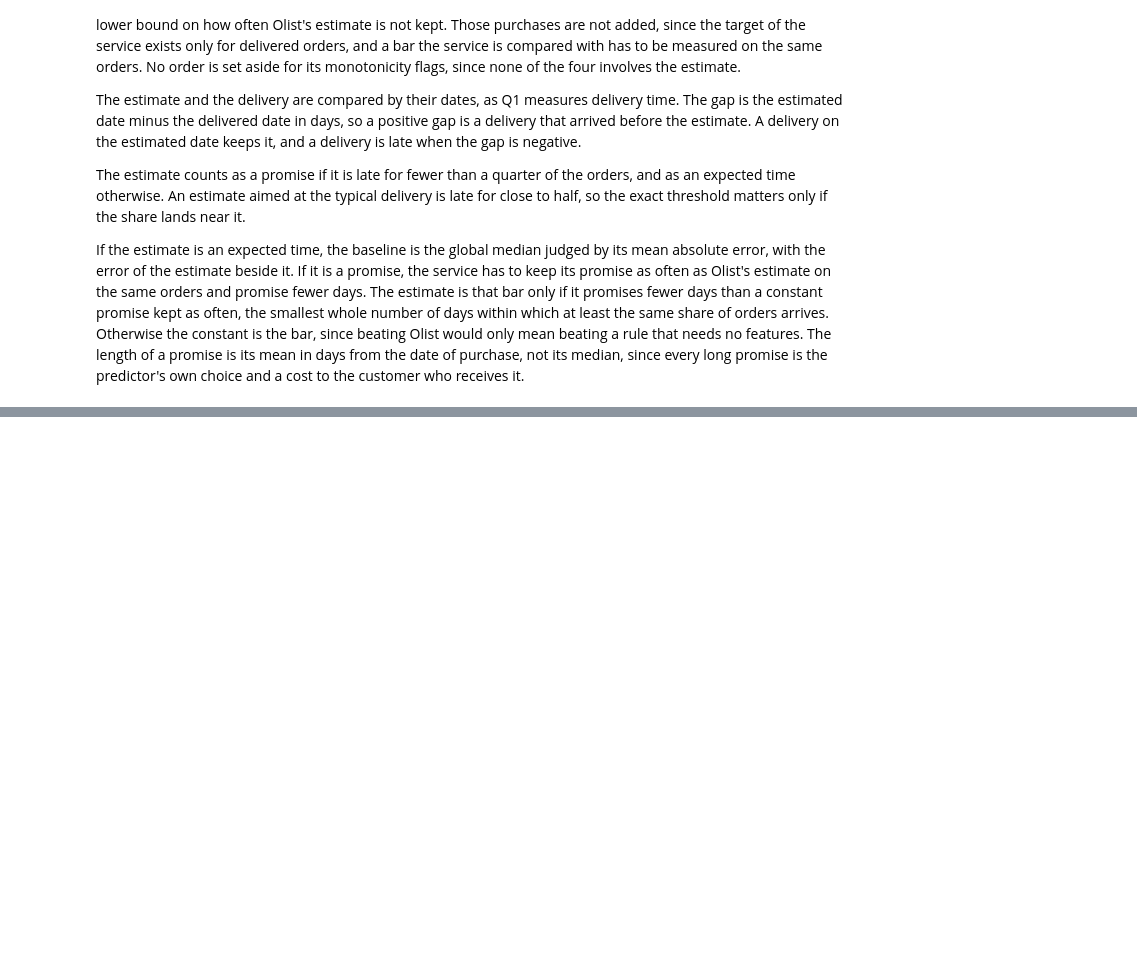
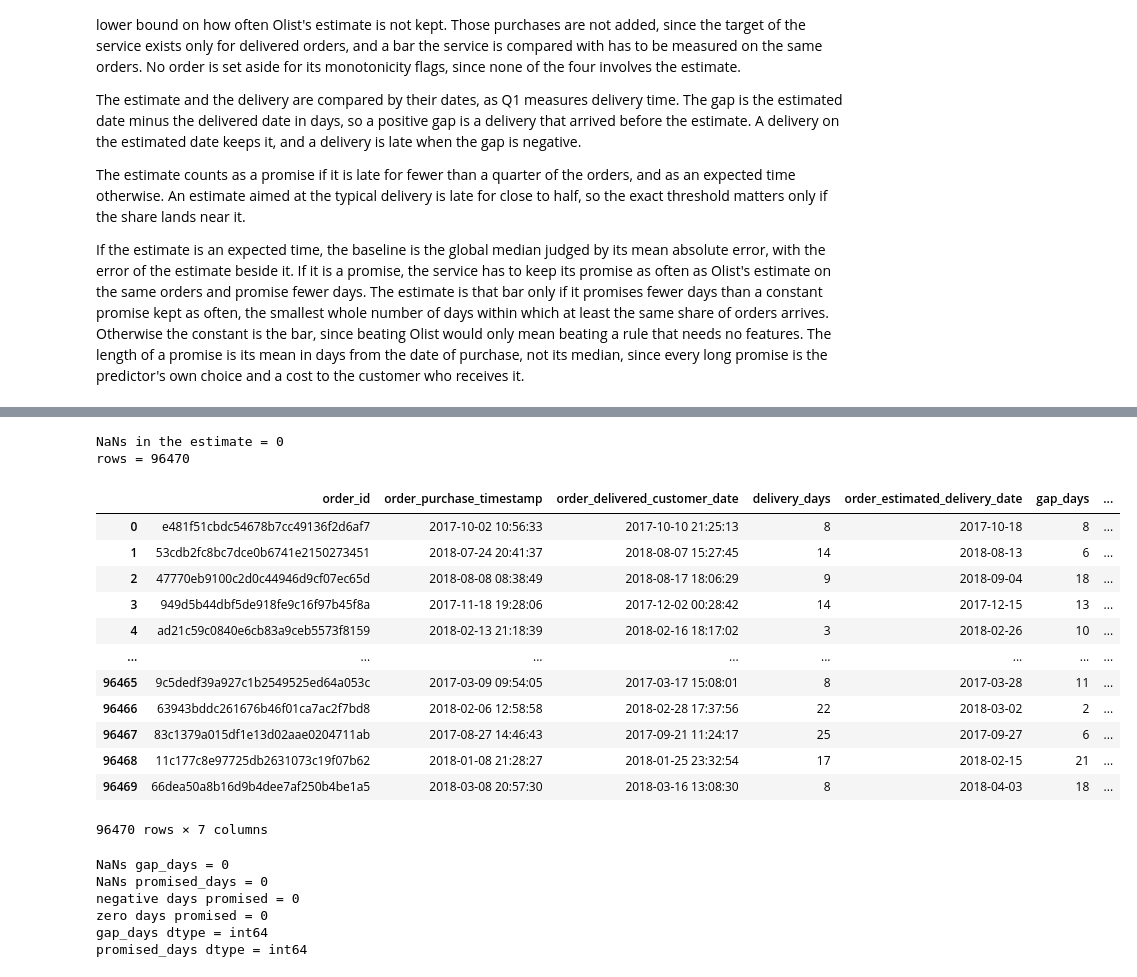
Before and after one commit to Spyrsial/olist-ecommerce-data-cleaning-eda, a Jupyter notebook: 02_exploratory_data_analysis.ipynb, the cells around one changed output, grey strips where cells are left out. Drawn from its saved outputs; the diff is of its cells as text; code cells hidden in the pictures; blank space fills up the shorter version.

```diff
--- a/02_exploratory_data_analysis.ipynb
+++ b/02_exploratory_data_analysis.ipynb
@@ -729,0 +748,42 @@ If the estimate is an expected time, the baseline is the global median judged by
+# %%
+print(f"NaNs in the estimate = {estimate_orders["order_estimated_delivery_date"].isna().sum()}")
+print(f"rows = {len(estimate_orders)}")
+# %% [output]
+NaNs in the estimate = 0
+rows = 96470
+# %%
+estimate_orders["gap_days"] = (estimate_orders["order_estimated_delivery_date"].dt.normalize()
+    - estimate_orders["order_delivered_customer_date"].dt.normalize()).dt.days
+
+estimate_orders["promised_days"] = (estimate_orders["order_estimated_delivery_date"].dt.normalize()
+    - estimate_orders["order_purchase_timestamp"].dt.normalize()).dt.days
+
+estimate_orders
+# %% [output]
+|  | order_id | order_purchase_timestamp | order_delivered_customer_date | delivery_days | order_estimated_delivery_date | gap_days | ... |
+| 0 | e481f51cbdc54678b7cc49136f2d6af7 | 2017-10-02 10:56:33 | 2017-10-10 21:25:13 | 8 | 2017-10-18 | 8 | ... |
+| 1 | 53cdb2fc8bc7dce0b6741e2150273451 | 2018-07-24 20:41:37 | 2018-08-07 15:27:45 | 14 | 2018-08-13 | 6 | ... |
+| 2 | 47770eb9100c2d0c44946d9cf07ec65d | 2018-08-08 08:38:49 | 2018-08-17 18:06:29 | 9 | 2018-09-04 | 18 | ... |
+| 3 | 949d5b44dbf5de918fe9c16f97b45f8a | 2017-11-18 19:28:06 | 2017-12-02 00:28:42 | 14 | 2017-12-15 | 13 | ... |
+| 4 | ad21c59c0840e6cb83a9ceb5573f8159 | 2018-02-13 21:18:39 | 2018-02-16 18:17:02 | 3 | 2018-02-26 | 10 | ... |
+| ... | ... | ... | ... | ... | ... | ... | ... |
+| 96465 | 9c5dedf39a927c1b2549525ed64a053c | 2017-03-09 09:54:05 | 2017-03-17 15:08:01 | 8 | 2017-03-28 | 11 | ... |
+| 96466 | 63943bddc261676b46f01ca7ac2f7bd8 | 2018-02-06 12:58:58 | 2018-02-28 17:37:56 | 22 | 2018-03-02 | 2 | ... |
+| 96467 | 83c1379a015df1e13d02aae0204711ab | 2017-08-27 14:46:43 | 2017-09-21 11:24:17 | 25 | 2017-09-27 | 6 | ... |
+| 96468 | 11c177c8e97725db2631073c19f07b62 | 2018-01-08 21:28:27 | 2018-01-25 23:32:54 | 17 | 2018-02-15 | 21 | ... |
+| 96469 | 66dea50a8b16d9b4dee7af250b4be1a5 | 2018-03-08 20:57:30 | 2018-03-16 13:08:30 | 8 | 2018-04-03 | 18 | ... |
+96470 rows × 7 columns
+# %%
+print(f"NaNs gap_days = {estimate_orders["gap_days"].isna().sum()}")
+print(f"NaNs promised_days = {estimate_orders["promised_days"].isna().sum()}")
+print(f"negative days promised = {(estimate_orders["promised_days"] < 0).sum()}")
+print(f"zero days promised = {(estimate_orders["promised_days"] == 0).sum()}")
+print(f"gap_days dtype = {estimate_orders["gap_days"].dtype}")
+print(f"promised_days dtype = {estimate_orders["promised_days"].dtype}")
+# %% [output]
+NaNs gap_days = 0
+NaNs promised_days = 0
+negative days promised = 0
+zero days promised = 0
+gap_days dtype = int64
+promised_days dtype = int64
```
Also changed, not shown: parts of 10 cells of this notebook.
